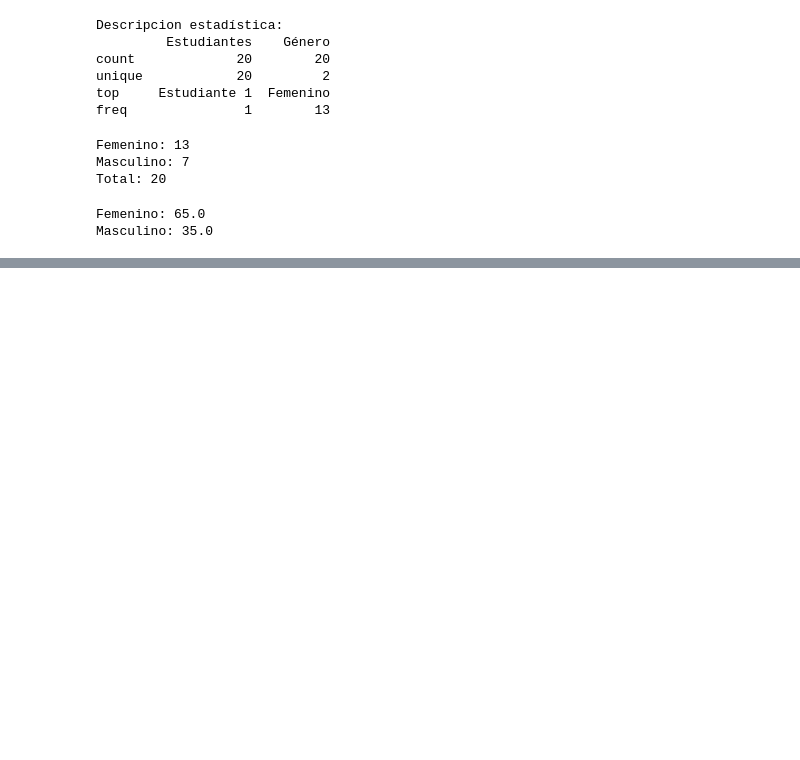
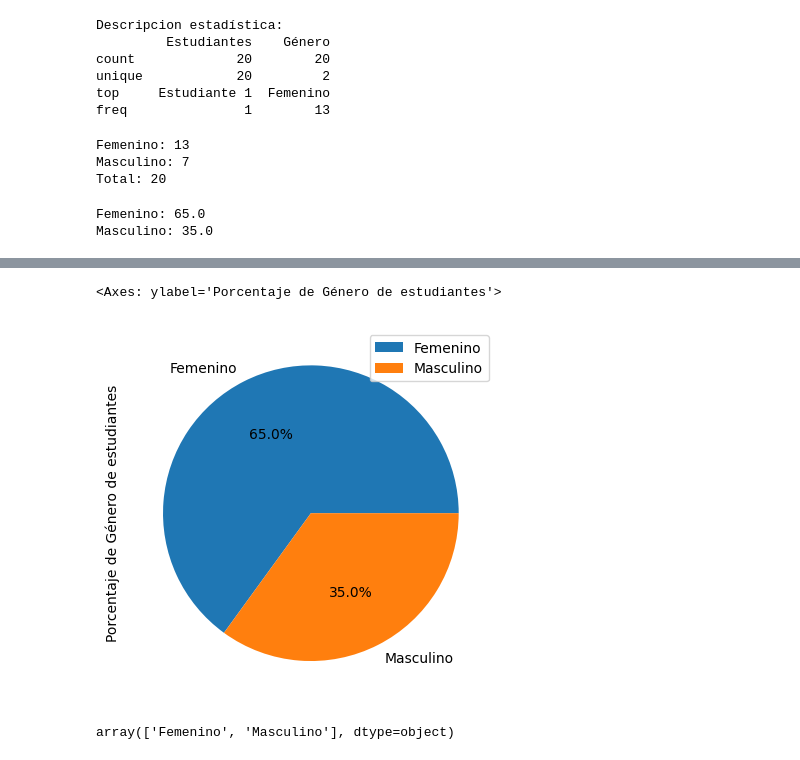
Before and after one commit to JaimeMrF/IA, a Jupyter notebook: IA.ipynb, the cells around one changed output, grey strips where cells are left out. Drawn from its saved outputs; the diff is of its cells as text; code cells hidden in the pictures; blank space fills up the shorter version.

```diff
--- a/IA.ipynb
+++ b/IA.ipynb
@@ -103,0 +100,9 @@ contarGenero.plot(kind="pie", autopct="%1.1f%%", colors=["yellow", "green"], sta
+# %%
+cantidad.plot(kind="pie", autopct="%1.1f%%", color=["red", "black"], legend=True,ylabel="Porcentaje de Género de estudiantes")
+# %% [output]
+<Axes: ylabel='Porcentaje de Género de estudiantes'>
+[figure, added]
+# %%
+df.Género.unique()
+# %% [output]
+array(['Femenino', 'Masculino'], dtype=object)
```
Also changed, not shown: parts of 4 cells of this notebook.
